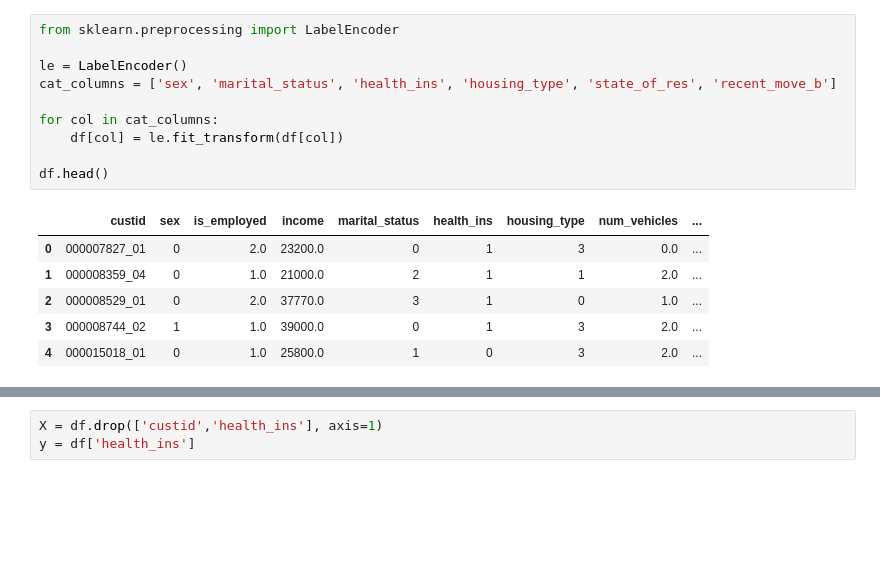
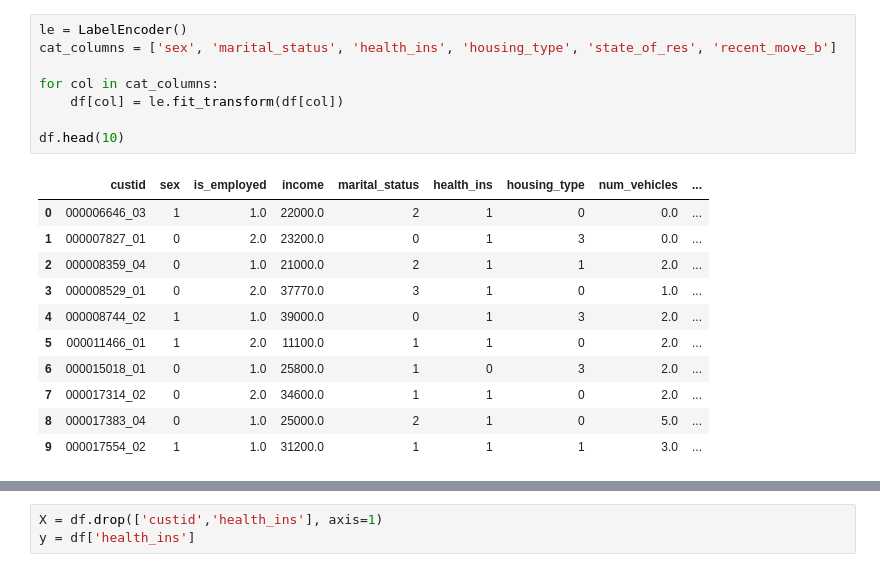
Before and after one commit to Adriano-7/feup-icd-project, a Jupyter notebook: src/model-selection.ipynb, the cells around one changed output, grey strips where cells are left out. Drawn from its saved outputs; the diff is of its cells as text; blank space fills up the shorter version.

```diff
--- a/src/model-selection.ipynb
+++ b/src/model-selection.ipynb
@@ -18,17 +31,20 @@ df.head()
 # %%
-from sklearn.preprocessing import LabelEncoder
-
 le = LabelEncoder()
 cat_columns = ['sex', 'marital_status', 'health_ins', 'housing_type', 'state_of_res', 'recent_move_b']
 
 for col in cat_columns:
     df[col] = le.fit_transform(df[col])
 
-df.head()
+df.head(10)
 # %% [output]
 |  | custid | sex | is_employed | income | marital_status | health_ins | housing_type | num_vehicles | ... |
-| 0 | 000007827_01 | 0 | 2.0 | 23200.0 | 0 | 1 | 3 | 0.0 | ... |
-| 1 | 000008359_04 | 0 | 1.0 | 21000.0 | 2 | 1 | 1 | 2.0 | ... |
-| 2 | 000008529_01 | 0 | 2.0 | 37770.0 | 3 | 1 | 0 | 1.0 | ... |
-| 3 | 000008744_02 | 1 | 1.0 | 39000.0 | 0 | 1 | 3 | 2.0 | ... |
-| 4 | 000015018_01 | 0 | 1.0 | 25800.0 | 1 | 0 | 3 | 2.0 | ... |
+| 0 | 000006646_03 | 1 | 1.0 | 22000.0 | 2 | 1 | 0 | 0.0 | ... |
+| 1 | 000007827_01 | 0 | 2.0 | 23200.0 | 0 | 1 | 3 | 0.0 | ... |
+| 2 | 000008359_04 | 0 | 1.0 | 21000.0 | 2 | 1 | 1 | 2.0 | ... |
+| 3 | 000008529_01 | 0 | 2.0 | 37770.0 | 3 | 1 | 0 | 1.0 | ... |
+| 4 | 000008744_02 | 1 | 1.0 | 39000.0 | 0 | 1 | 3 | 2.0 | ... |
+| 5 | 000011466_01 | 1 | 2.0 | 11100.0 | 1 | 1 | 0 | 2.0 | ... |
+| 6 | 000015018_01 | 0 | 1.0 | 25800.0 | 1 | 0 | 3 | 2.0 | ... |
+| 7 | 000017314_02 | 0 | 2.0 | 34600.0 | 1 | 1 | 0 | 2.0 | ... |
+| 8 | 000017383_04 | 0 | 1.0 | 25000.0 | 2 | 1 | 0 | 5.0 | ... |
+| 9 | 000017554_02 | 1 | 1.0 | 31200.0 | 1 | 1 | 1 | 3.0 | ... |
```
Also changed, not shown: parts of 30 cells of this notebook, 2 other files.
